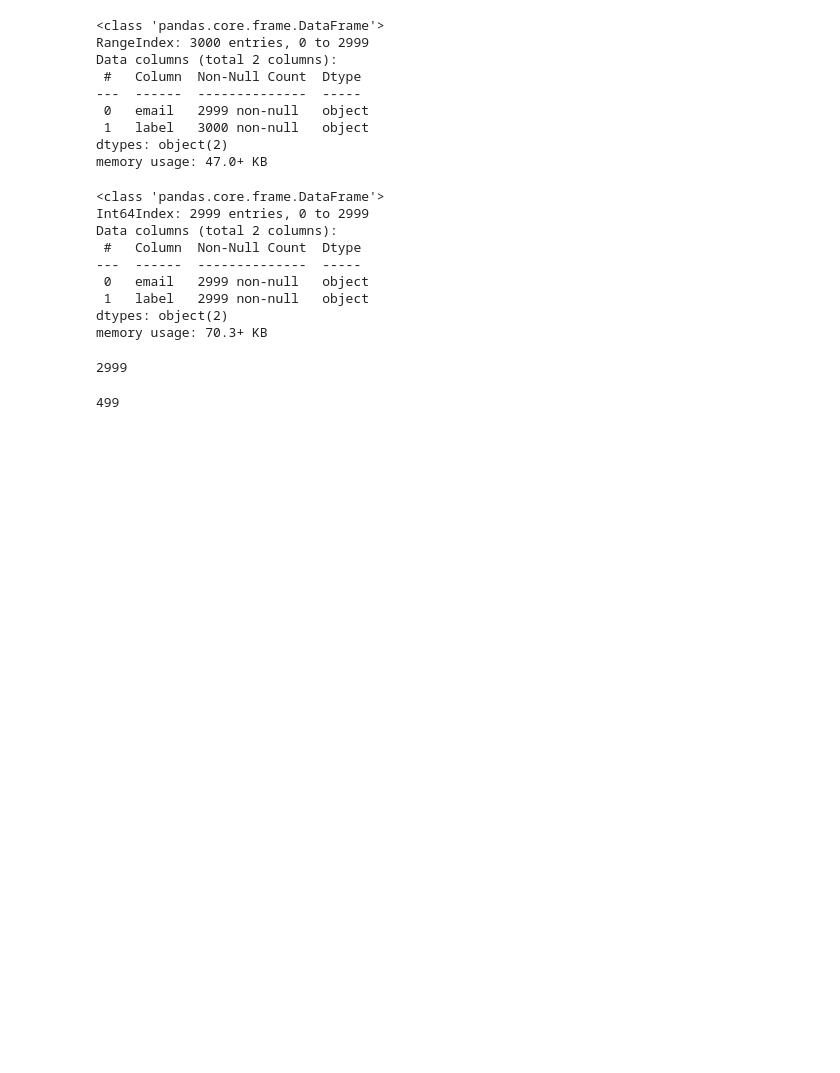
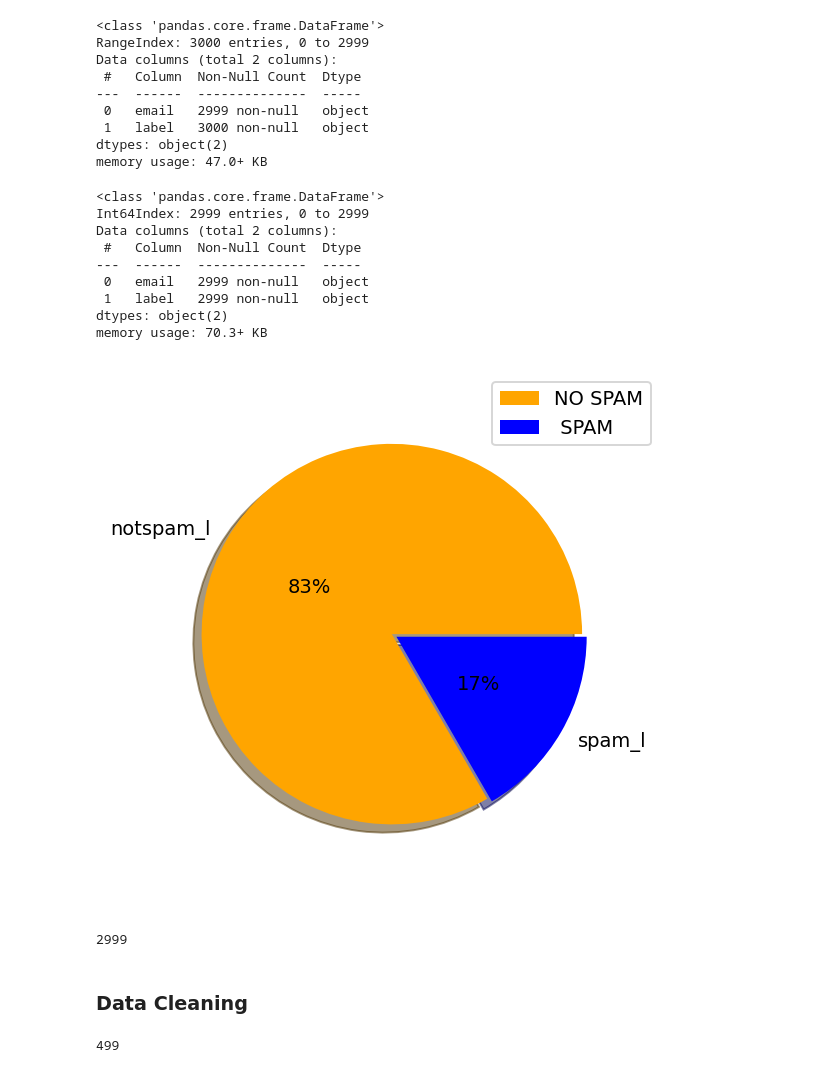
Before and after one commit to elhadaf/Projet_NLP, a Jupyter notebook: Nlp_Project_Email _Classifier.ipynb, the cells around one changed output. Saved outputs shown, nothing was run; the diff lists cells and outputs as text; code cells hidden in the pictures; blank space fills up the shorter version.

```diff
--- a/Nlp_Project_Email _Classifier.ipynb
+++ b/Nlp_Project_Email _Classifier.ipynb
@@ -61,12 +67,25 @@ Data columns (total 2 columns):
  1   label   2999 non-null   object
 dtypes: object(2)
 memory usage: 70.3+ KB
+# %%
+lb=df['label'].value_counts().index.tolist()
+val=df['label'].value_counts().values.tolist()
+exp=(0.025,0)
+clr=('orange','blue')
+plt.figure(figsize=(10,5),dpi=140)
+plt.pie(x=val,explode=exp,labels=lb,colors=clr,autopct='%2.0f%%',pctdistance=0.5, shadow=True,radius=0.9)
+plt.legend(["NO SPAM",' SPAM'])
+plt.show()
+# %% [output]
+[figure, added]
 # %%
 # Déterminer le nombre de messages dans la variable
 message_qty = len(df)
 print(message_qty)
 # %% [output]
 2999
+# %% [markdown]
+### Data Cleaning
 # %%
 # Effacer les messages dans l'ensemble de données à partir d'espaces supplémentaires
 def space_del(text):
```
Also changed, not shown: parts of 1 cell of this notebook.
